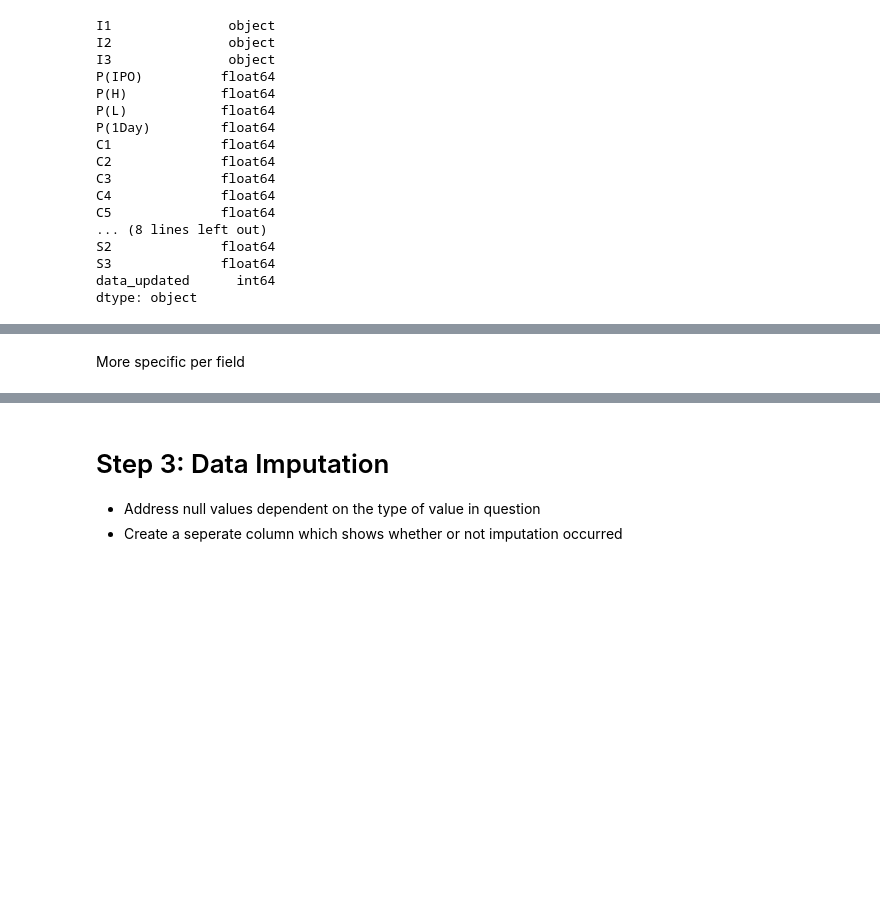
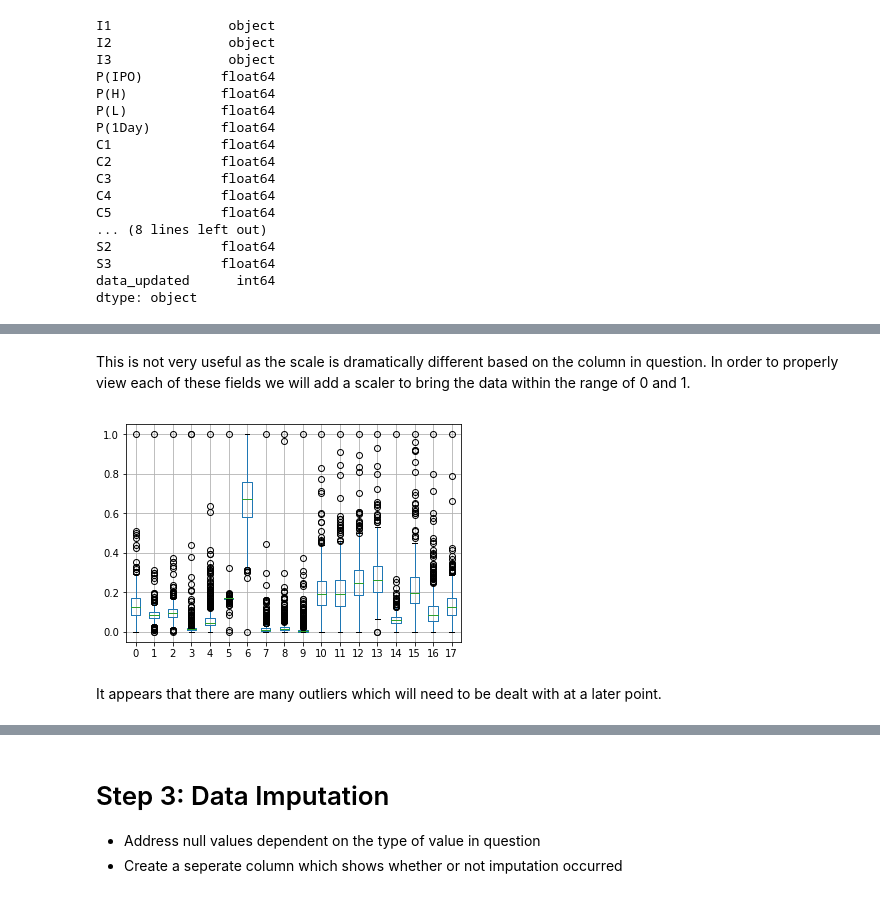
Before and after one commit to fairfield-university-ba545/project1-archana-s-team, a Jupyter notebook: data_prep-dylan.ipynb, the cells around one changed output, grey strips where cells are left out. Drawn from its saved outputs; the diff is of its cells as text; code cells hidden in the pictures; blank space fills up the shorter version.

```diff
--- a/data_prep-dylan.ipynb
+++ b/data_prep-dylan.ipynb
@@ -199,3 +338,18 @@ plt.show()
-# %% [markdown]
-More specific per field
+# %% [markdown]
+This is not very useful as the scale is dramatically different based on the column in question. In order to properly view each of these fields we will add a scaler to bring the data within the range of 0 and 1.
+# %%
+def min_max_scale_col(df, cols):
+    scaler = preprocessing.MinMaxScaler()
+    return scaler.fit_transform(df[cols])
+
+def min_max_scale_df(df):
+    scaler = preprocessing.MinMaxScaler()
+    return scaler.fit_transform(df)
+# %%
+pd.DataFrame(min_max_scale_df(data[[i for i in data.columns if i not in ['I1','I2','I3', 'C2', 'data_updated']]])).boxplot()
+plt.show()
+# %% [output]
+[figure, added]
+# %% [markdown]
+It appears that there are many outliers which will need to be dealt with at a later point.
 # %%
```
Also changed, not shown: parts of 58 cells of this notebook, 2 other files.
